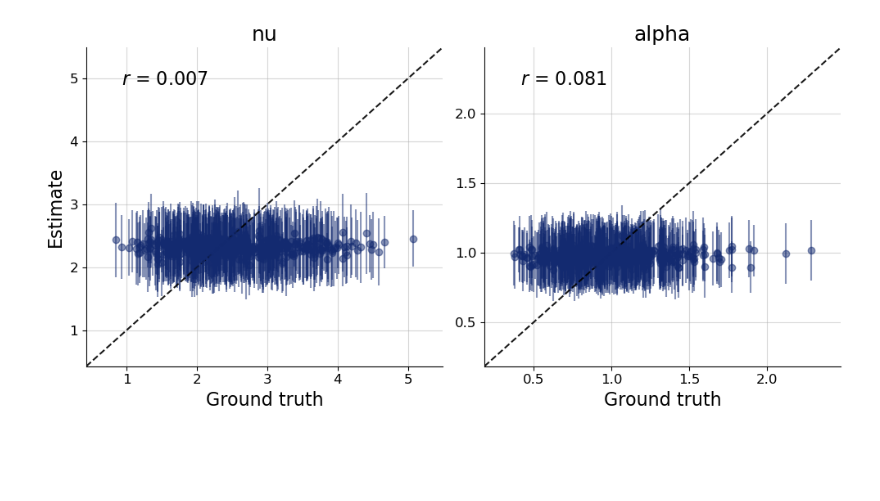
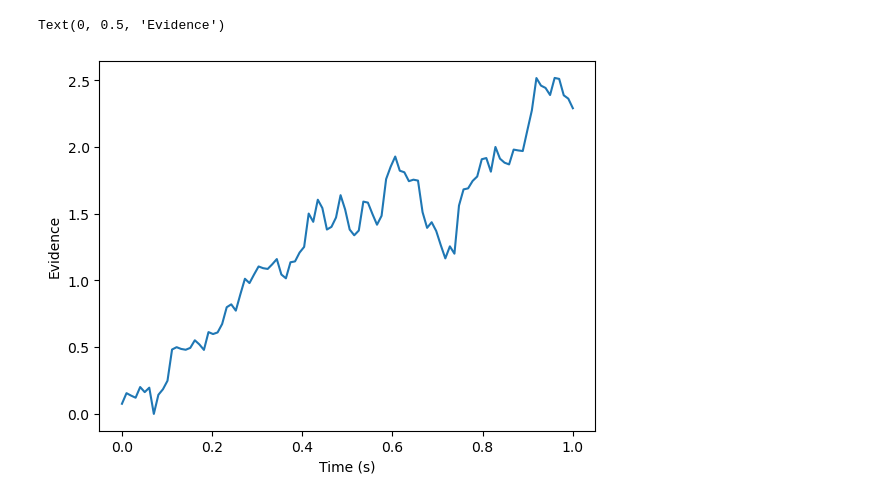
Before and after one commit to bayesflow-org/bayesflow-workshop-quant-psych, a Jupyter notebook: exercises/bayesflow-diffusion.ipynb, the cells around one changed output. Saved outputs shown, nothing was run; the diff lists cells and outputs as text; code cells hidden in the pictures; blank space fills up the shorter version.

```diff
--- a/exercises/bayesflow-diffusion.ipynb
+++ b/exercises/bayesflow-diffusion.ipynb
@@ -8,15 +0,0 @@ import matplotlib.pyplot as plt
-# %%
-def evidence_accumulation(nu, max_t=1.5, dt=0.01):
-    timesteps = int(max_t / dt)
-    t = np.linspace(0, max_t, timesteps)
-
-    noise = np.random.normal(0, 1, size=timesteps) * np.sqrt(dt)
-    evidence = nu * t + np.cumsum(noise)
-
-    return t, evidence
-
-t, evidence = evidence_accumulation(nu=2.5)
-
-plt.plot(t, evidence)
-plt.xlabel("Time (s)")
-plt.ylabel("Evidence")
@@ -121,4 +0,0 @@ fig=bf.diagnostics.z_score_contraction(estimates=posterior, targets=prior)
-# %%
-fig=bf.diagnostics.plots.recovery(estimates=posterior, targets=prior)
-# %% [output]
-[figure, removed]
@@ -168,0 +10,18 @@ simulator = bf.make_simulator([prior, likelihood], meta_fn=context)
+# %%
+def evidence_accumulation(nu, max_t, dt):
+    timesteps = int(max_t / dt)
+    t = np.linspace(0, max_t, timesteps)
+
+    noise = np.random.normal(0, 1, size=timesteps) * np.sqrt(dt)
+    evidence = nu * t + np.cumsum(noise)
+
+    return t, evidence
+
+t, evidence = evidence_accumulation(nu=2.5, max_t=1.0, dt=0.01)
+
+plt.plot(t, evidence)
+plt.xlabel("Time (s)")
+plt.ylabel("Evidence")
+# %% [output]
+Text(0, 0.5, 'Evidence')
+[figure, added]
```
Also changed, not shown: parts of 45 cells of this notebook, 3 other files.
